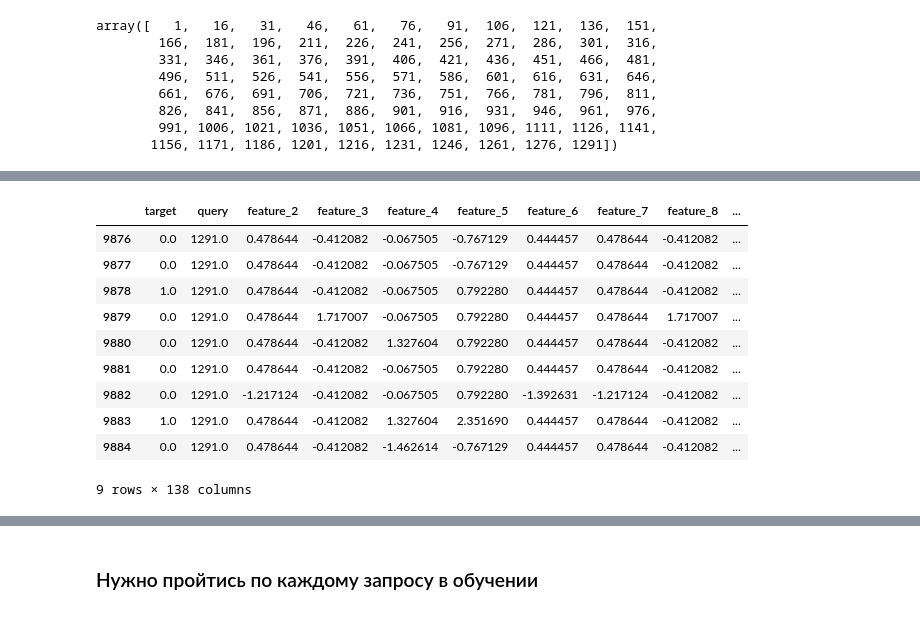
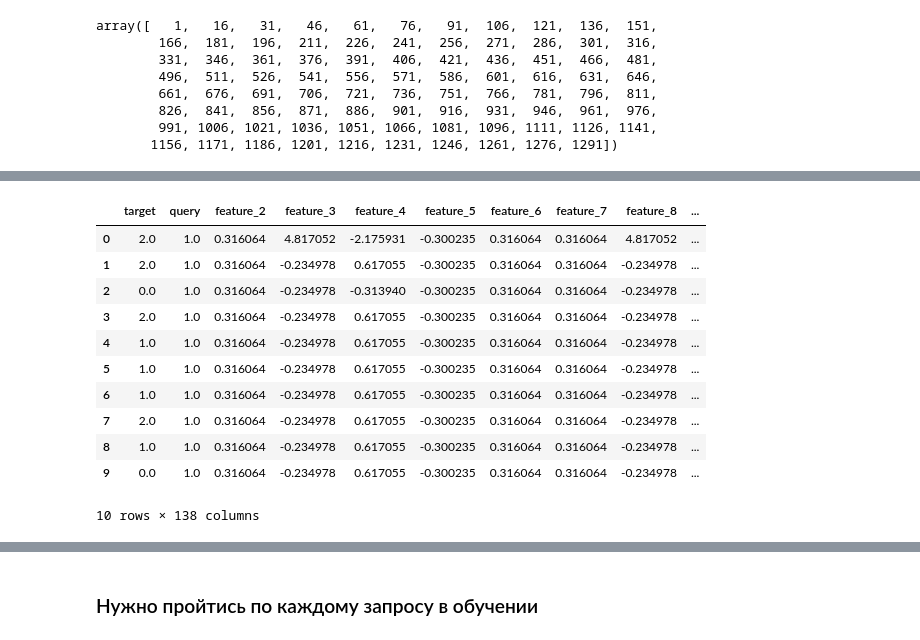
Before and after one commit to RomanSafronenkov/ds_stuff, a Jupyter notebook: Useful Stuff/Notebooks/ranking/RankNet+ListNet.ipynb, the cells around one changed output, grey strips where cells are left out. Cells and saved outputs as stored; diff of their text form; code cells hidden in the pictures.

```diff
--- a/Useful Stuff/Notebooks/ranking/RankNet+ListNet.ipynb
+++ b/Useful Stuff/Notebooks/ranking/RankNet+ListNet.ipynb
@@ -288,17 +294,18 @@ comparisons[query][:10]
 # %%
-msrank_10k_train.iloc[9876:9885]
+msrank_10k_train.iloc[:10]
 # %% [output]
 |  | target | query | feature_2 | feature_3 | feature_4 | feature_5 | feature_6 | feature_7 | feature_8 | ... |
-| 9876 | 0.0 | 1291.0 | 0.478644 | -0.412082 | -0.067505 | -0.767129 | 0.444457 | 0.478644 | -0.412082 | ... |
-| 9877 | 0.0 | 1291.0 | 0.478644 | -0.412082 | -0.067505 | -0.767129 | 0.444457 | 0.478644 | -0.412082 | ... |
-| 9878 | 1.0 | 1291.0 | 0.478644 | -0.412082 | -0.067505 | 0.792280 | 0.444457 | 0.478644 | -0.412082 | ... |
-| 9879 | 0.0 | 1291.0 | 0.478644 | 1.717007 | -0.067505 | 0.792280 | 0.444457 | 0.478644 | 1.717007 | ... |
-| 9880 | 0.0 | 1291.0 | 0.478644 | -0.412082 | 1.327604 | 0.792280 | 0.444457 | 0.478644 | -0.412082 | ... |
-| 9881 | 0.0 | 1291.0 | 0.478644 | -0.412082 | -0.067505 | 0.792280 | 0.444457 | 0.478644 | -0.412082 | ... |
-| 9882 | 0.0 | 1291.0 | -1.217124 | -0.412082 | -0.067505 | 0.792280 | -1.392631 | -1.217124 | -0.412082 | ... |
-| 9883 | 1.0 | 1291.0 | 0.478644 | -0.412082 | 1.327604 | 2.351690 | 0.444457 | 0.478644 | -0.412082 | ... |
-| 9884 | 0.0 | 1291.0 | 0.478644 | -0.412082 | -1.462614 | -0.767129 | 0.444457 | 0.478644 | -0.412082 | ... |
+| 0 | 2.0 | 1.0 | 0.316064 | 4.817052 | -2.175931 | -0.300235 | 0.316064 | 0.316064 | 4.817052 | ... |
+| 1 | 2.0 | 1.0 | 0.316064 | -0.234978 | 0.617055 | -0.300235 | 0.316064 | 0.316064 | -0.234978 | ... |
+| 2 | 0.0 | 1.0 | 0.316064 | -0.234978 | -0.313940 | -0.300235 | 0.316064 | 0.316064 | -0.234978 | ... |
+| 3 | 2.0 | 1.0 | 0.316064 | -0.234978 | 0.617055 | -0.300235 | 0.316064 | 0.316064 | -0.234978 | ... |
+| 4 | 1.0 | 1.0 | 0.316064 | -0.234978 | 0.617055 | -0.300235 | 0.316064 | 0.316064 | -0.234978 | ... |
+| 5 | 1.0 | 1.0 | 0.316064 | -0.234978 | 0.617055 | -0.300235 | 0.316064 | 0.316064 | -0.234978 | ... |
+| 6 | 1.0 | 1.0 | 0.316064 | -0.234978 | 0.617055 | -0.300235 | 0.316064 | 0.316064 | -0.234978 | ... |
+| 7 | 2.0 | 1.0 | 0.316064 | -0.234978 | 0.617055 | -0.300235 | 0.316064 | 0.316064 | -0.234978 | ... |
+| 8 | 1.0 | 1.0 | 0.316064 | -0.234978 | 0.617055 | -0.300235 | 0.316064 | 0.316064 | -0.234978 | ... |
+| 9 | 0.0 | 1.0 | 0.316064 | -0.234978 | 0.617055 | -0.300235 | 0.316064 | 0.316064 | -0.234978 | ... |
-9 rows × 138 columns
+10 rows × 138 columns
 # %%
 class MSRankPairDataset(torch.utils.data.Dataset):
     def __init__(self, data, comparison):
```
Also changed, not shown: parts of 16 cells of this notebook.
